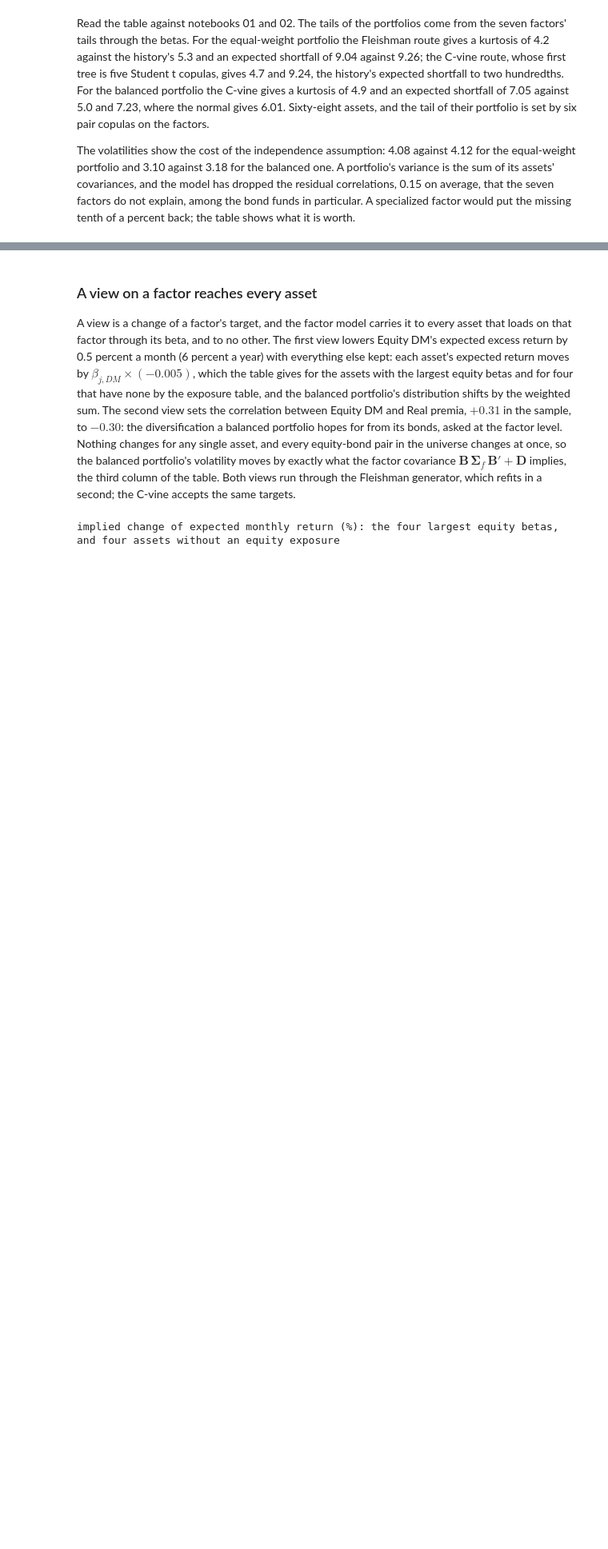
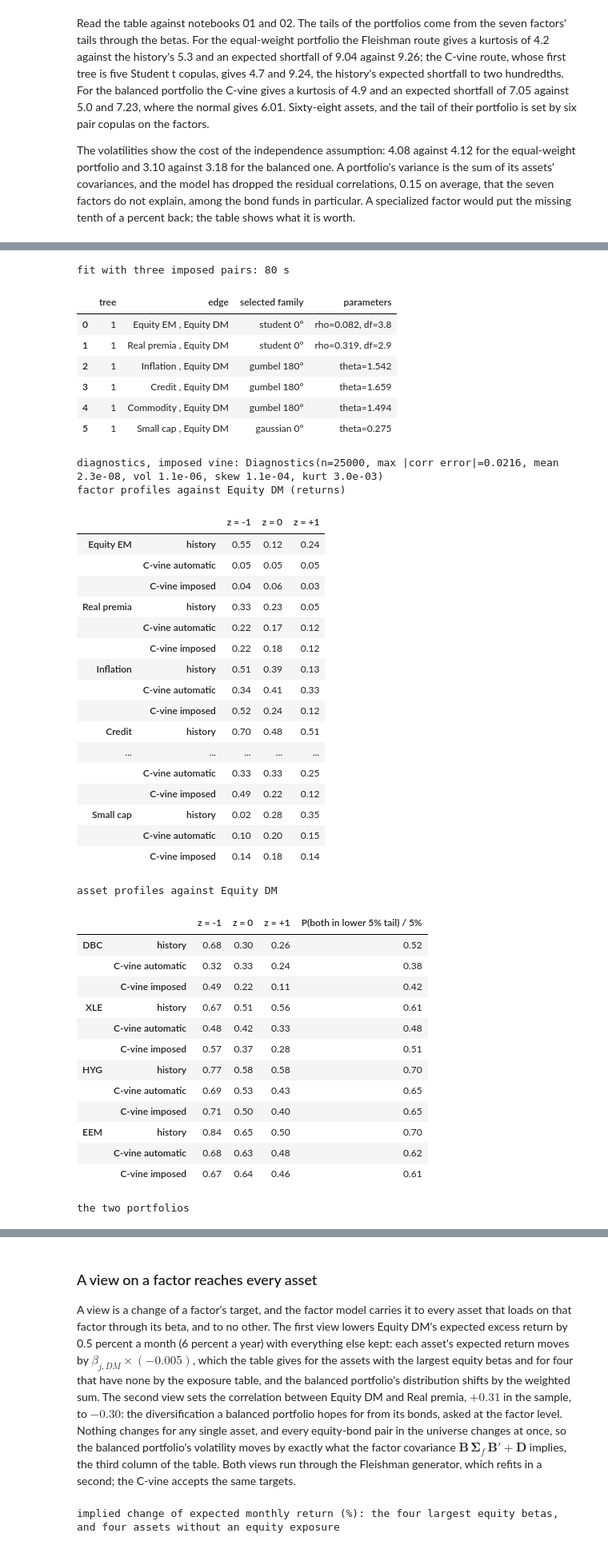
Before and after one commit to mamadouyamar/CVineMarketGen, a Jupyter notebook: examples/03_many_assets_factors.ipynb, the cells around one changed output, grey strips where cells are left out. Shown at 80% size. Drawn from its saved outputs; the diff is of its cells as text; code cells hidden in the pictures; blank space fills up the shorter version.

```diff
--- a/examples/03_many_assets_factors.ipynb
+++ b/examples/03_many_assets_factors.ipynb
@@ -839,0 +851,65 @@ is worth.
+# %%
+imposed = {("Inflation", "Equity DM"): ("gumbel", 180), ("Credit", "Equity DM"): ("gumbel", 180), ("Commodity", "Equity DM"): ("gumbel", 180)}
+t0 = time.time(); cvi = CVineMarket(t, central="Equity DM", families="auto", overrides=imposed).fit(); print(f"fit with three imposed pairs: {time.time() - t0:.0f} s")
+display(cvi.edges[cvi.edges["tree"] == 1])
+Fi = cvi.simulate(25000, seed=1); Xi = fm.simulate(Fi, seed=1)
+print("diagnostics, imposed vine:", cvi.diagnostics(Fi))
+rows = {}
+for f in [f_ for f_ in fm.factors if f_ != base]:
+    for name, G in [("history", F), ("C-vine automatic", Fcv), ("C-vine imposed", Fi)]:
+        e = exceedance_curve(G[base], G[f], [-1.0, 0.0, 1.0]); rows[(f, name)] = {"z = -1": e.iloc[0], "z = 0": e.iloc[1], "z = +1": e.iloc[2]}
+print("factor profiles against Equity DM (returns)"); display(pd.DataFrame(rows).T.round(2))
+rows = {}
+for a in ["DBC", "XLE", "HYG", "EEM"]:
+    hist = pd.concat([F[base], R[a]], axis=1)
+    for name, xf, xa in [("history", hist[base], hist[a]), ("C-vine automatic", Fcv[base], Xcv[a]), ("C-vine imposed", Fi[base], Xi[a])]:
+        e = exceedance_curve(xf, xa, [-1.0, 0.0, 1.0]); rows[(a, name)] = {"z = -1": e.iloc[0], "z = 0": e.iloc[1], "z = +1": e.iloc[2], "P(both in lower 5% tail) / 5%": joint_tail(xf, xa)}
+print("asset profiles against Equity DM"); display(pd.DataFrame(rows).T.round(2))
+rows = {}
+for pn, w_ in [("equal weight, all assets", w_eq), ("60/40, equity funds / bond funds", w_bal)]:
+    for name, X in [("history", R), ("C-vine automatic", Xcv), ("C-vine imposed", Xi)]:
+        r = (X @ w_).values; v, e = var_es(r); rows[(pn, name)] = {"skewness": stats.skew(r), "kurtosis": stats.kurtosis(r) + 3, "VaR 5% (%)": v * 100, "ES 5% (%)": e * 100}
+print("the two portfolios"); pd.DataFrame(rows).T.round(2)
+# %% [output]
+fit with three imposed pairs: 80 s
+|  | tree | edge | selected family | parameters |
+| 0 | 1 | Equity EM , Equity DM | student 0° | rho=0.082, df=3.8 |
+| 1 | 1 | Real premia , Equity DM | student 0° | rho=0.319, df=2.9 |
+| 2 | 1 | Inflation , Equity DM | gumbel 180° | theta=1.542 |
+| 3 | 1 | Credit , Equity DM | gumbel 180° | theta=1.659 |
+| 4 | 1 | Commodity , Equity DM | gumbel 180° | theta=1.494 |
+| 5 | 1 | Small cap , Equity DM | gaussian 0° | theta=0.275 |
+diagnostics, imposed vine: Diagnostics(n=25000, max |corr error|=0.0216, mean 2.3e-08, vol 1.1e-06, skew 1.1e-04, kurt 3.0e-03)
+factor profiles against Equity DM (returns)
+|  |  | z = -1 | z = 0 | z = +1 |
+| Equity EM | history | 0.55 | 0.12 | 0.24 |
+|  | C-vine automatic | 0.05 | 0.05 | 0.05 |
+|  | C-vine imposed | 0.04 | 0.06 | 0.03 |
+| Real premia | history | 0.33 | 0.23 | 0.05 |
+|  | C-vine automatic | 0.22 | 0.17 | 0.12 |
+|  | C-vine imposed | 0.22 | 0.18 | 0.12 |
+| Inflation | history | 0.51 | 0.39 | 0.13 |
+|  | C-vine automatic | 0.34 | 0.41 | 0.33 |
+|  | C-vine imposed | 0.52 | 0.24 | 0.12 |
+| Credit | history | 0.70 | 0.48 | 0.51 |
+| ... | ... | ... | ... | ... |
+|  | C-vine automatic | 0.33 | 0.33 | 0.25 |
+|  | C-vine imposed | 0.49 | 0.22 | 0.12 |
+| Small cap | history | 0.02 | 0.28 | 0.35 |
+|  | C-vine automatic | 0.10 | 0.20 | 0.15 |
+|  | C-vine imposed | 0.14 | 0.18 | 0.14 |
+asset profiles against Equity DM
+|  |  | z = -1 | z = 0 | z = +1 | P(both in lower 5% tail) / 5% |
+| DBC | history | 0.68 | 0.30 | 0.26 | 0.52 |
+|  | C-vine automatic | 0.32 | 0.33 | 0.24 | 0.38 |
+|  | C-vine imposed | 0.49 | 0.22 | 0.11 | 0.42 |
+| XLE | history | 0.67 | 0.51 | 0.56 | 0.61 |
+|  | C-vine automatic | 0.48 | 0.42 | 0.33 | 0.48 |
+|  | C-vine imposed | 0.57 | 0.37 | 0.28 | 0.51 |
+| HYG | history | 0.77 | 0.58 | 0.58 | 0.70 |
+|  | C-vine automatic | 0.69 | 0.53 | 0.43 | 0.65 |
+|  | C-vine imposed | 0.71 | 0.50 | 0.40 | 0.65 |
+| EEM | history | 0.84 | 0.65 | 0.50 | 0.70 |
+|  | C-vine automatic | 0.68 | 0.63 | 0.48 | 0.62 |
+|  | C-vine imposed | 0.67 | 0.64 | 0.46 | 0.61 |
+the two portfolios
```
Also changed, not shown: parts of 11 cells of this notebook.
